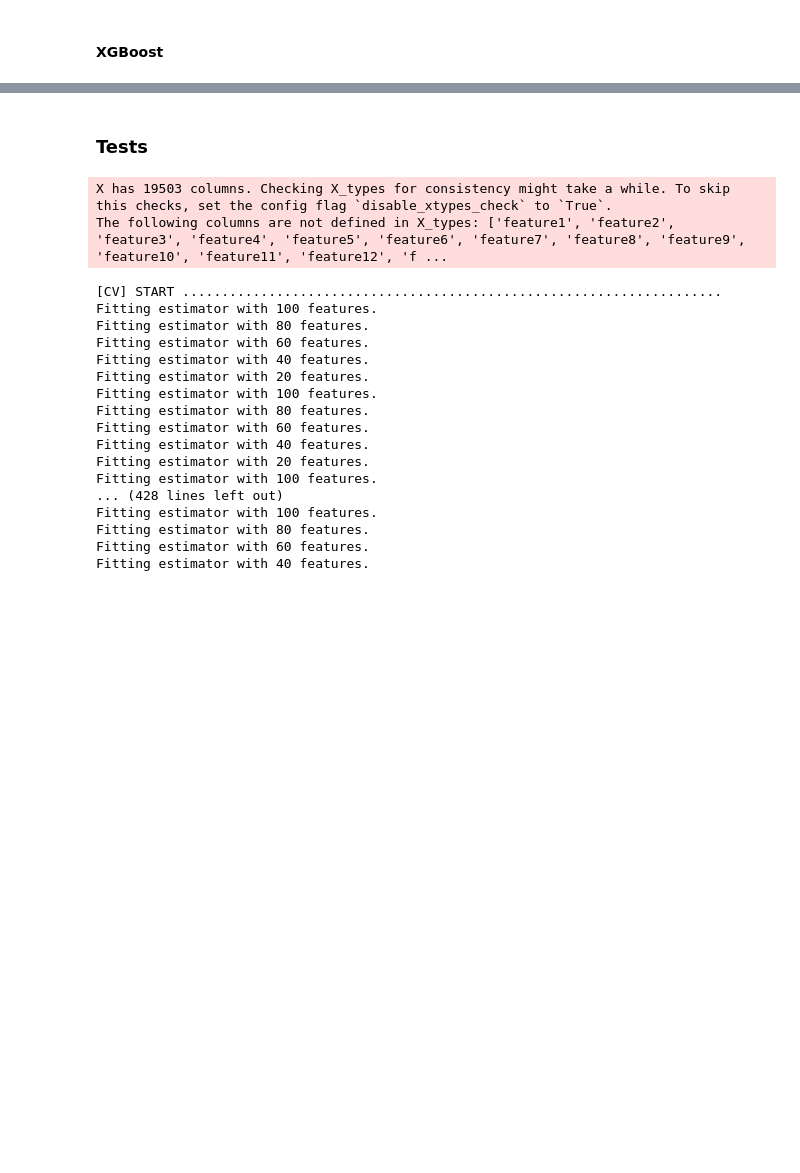
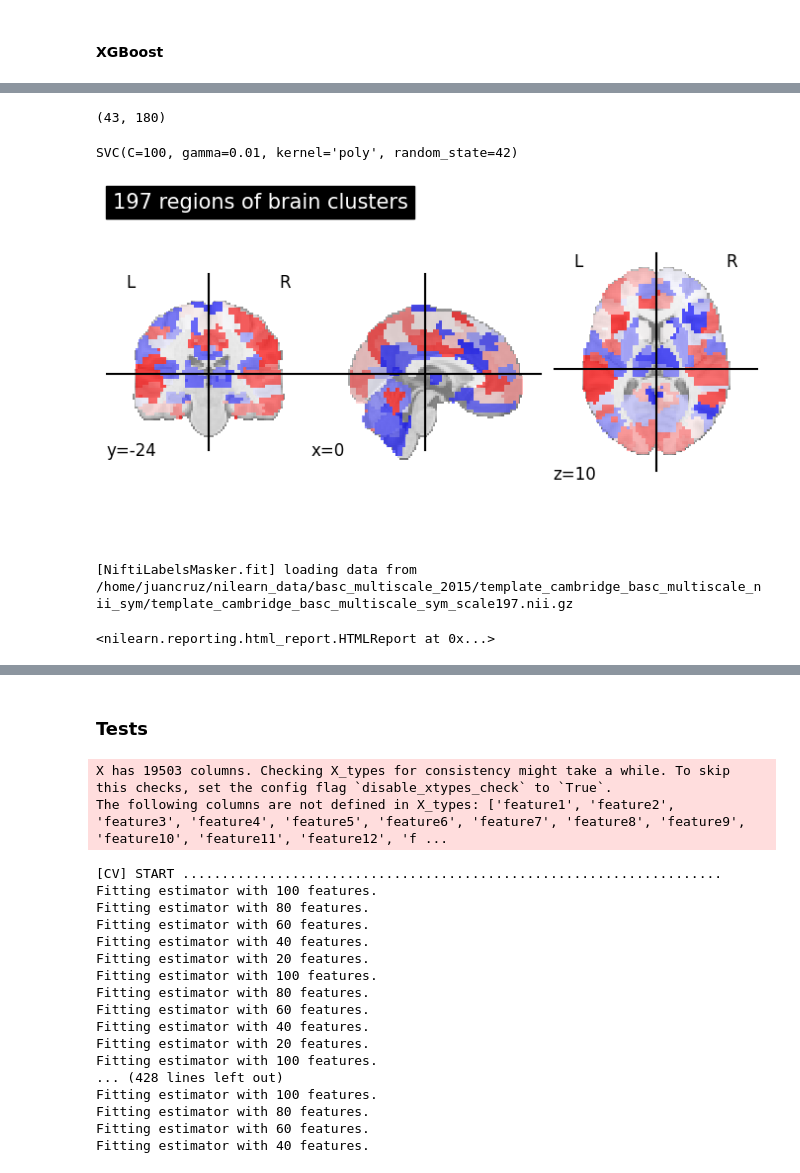
Before and after one commit to JuanCruzMendoza/ASD_ML_analysis, a Jupyter notebook: src/main.ipynb, the cells around one changed output, grey strips where cells are left out. Saved outputs shown, nothing was run; the diff lists cells and outputs as text; code cells hidden in the pictures; blank space fills up the shorter version.

```diff
--- a/src/main.ipynb
+++ b/src/main.ipynb
@@ -131,0 +255,33 @@ scores_xgb_df.to_csv('xgb_results.csv', index=False)
+# %%
+# Best model
+best_model = SVC(random_state=42, kernel="poly", C=100, gamma=0.01)
+
+masks = pd.read_csv("masks_results.csv")
+
+best_mask = np.array(masks.loc[0])
+X_selected = X_example[:,best_mask]
+
+X_selected.shape
+# %% [output]
+(43, 180)
+# %%
+best_model.fit(X_selected, Y_example)
+# %% [output]
+SVC(C=100, gamma=0.01, kernel='poly', random_state=42)
+# %%
+# We import the atlas which was originally used for computing the data
+
+from nilearn import datasets
+from nilearn import plotting
+
+basc_197 = datasets.fetch_atlas_basc_multiscale_2015(version='sym', resolution="197")
+# %%
+# Plotting the regions of interest of BASC197
+
+plotting.plot_roi(
+    basc_197["maps"], cmap=plotting.cm.bwr, title="197 regions of brain clusters"
+)
+
+plotting.show()
+# %% [output]
+[figure, added]
@@ -131,0 +296,8 @@ scores_xgb_df.to_csv('xgb_results.csv', index=False)
+# %%
+masker.fit()
+
+report = masker.generate_report()
+report
+# %% [output]
+[NiftiLabelsMasker.fit] loading data from /home/juancruz/nilearn_data/basc_multiscale_2015/template_cambridge_basc_multiscale_nii_sym/template_cambridge_basc_multiscale_sym_scale197.nii.gz
+<nilearn.reporting.html_report.HTMLReport at 0x...>
```
Also changed, not shown: parts of 27 cells of this notebook.
